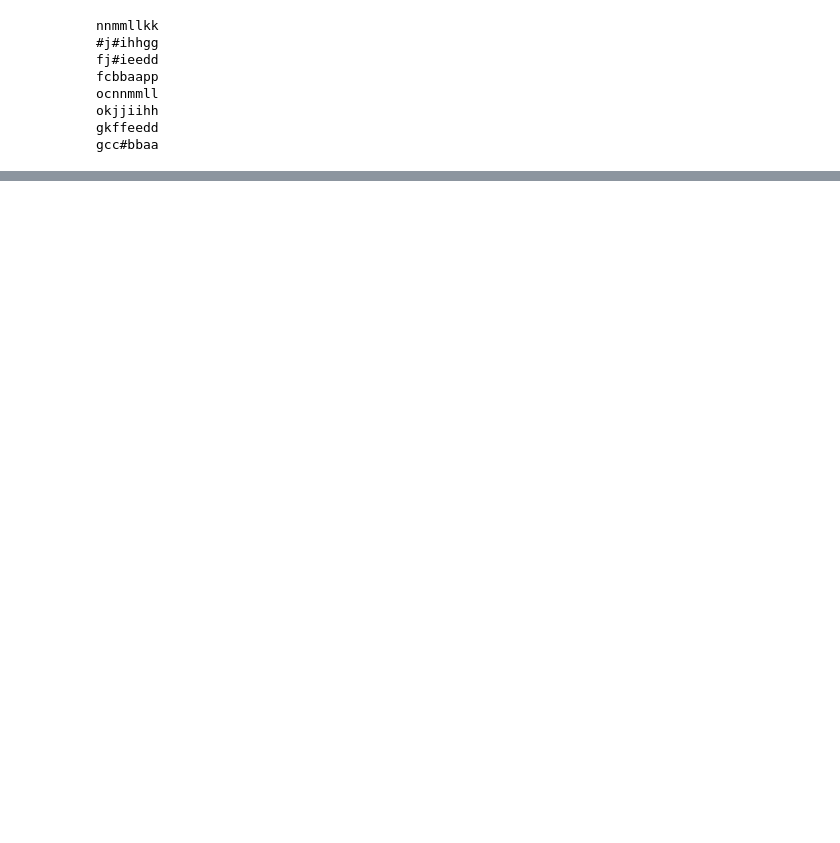
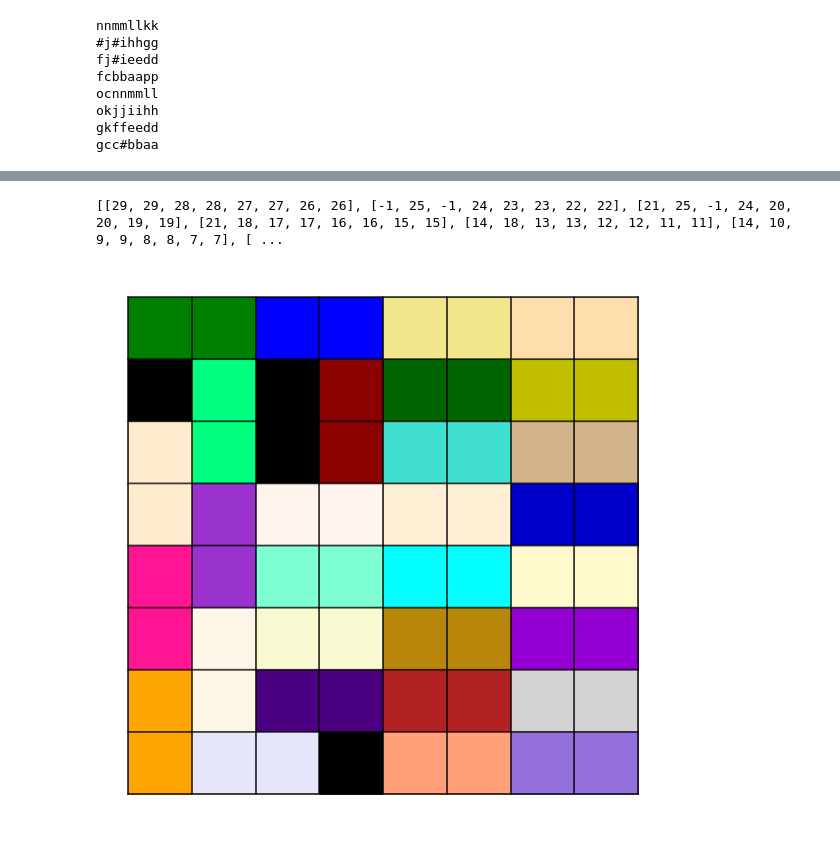
Before and after one commit to Malkovsky/interactive-visualization, a Jupyter notebook: domino_tiling.ipynb, the cells around one changed output, grey strips where cells are left out. Drawn from its saved outputs; the diff is of its cells as text; code cells hidden in the pictures; blank space fills up the shorter version.

```diff
--- a/domino_tiling.ipynb
+++ b/domino_tiling.ipynb
@@ -175,0 +300,7 @@ gcc#bbaa
+# %%
+filling = cover_maximum_possible(tiling_random)
+print(filling)
+draw_filling(filling)
+# %% [output]
+[[29, 29, 28, 28, 27, 27, 26, 26], [-1, 25, -1, 24, 23, 23, 22, 22], [21, 25, -1, 24, 20, 20, 19, 19], [21, 18, 17, 17, 16, 16, 15, 15], [14, 18, 13, 13, 12, 12, 11, 11], [14, 10, 9, 9, 8, 8, 7, 7], [ ...
+[figure, added]
```
Also changed, not shown: parts of 12 cells of this notebook.
